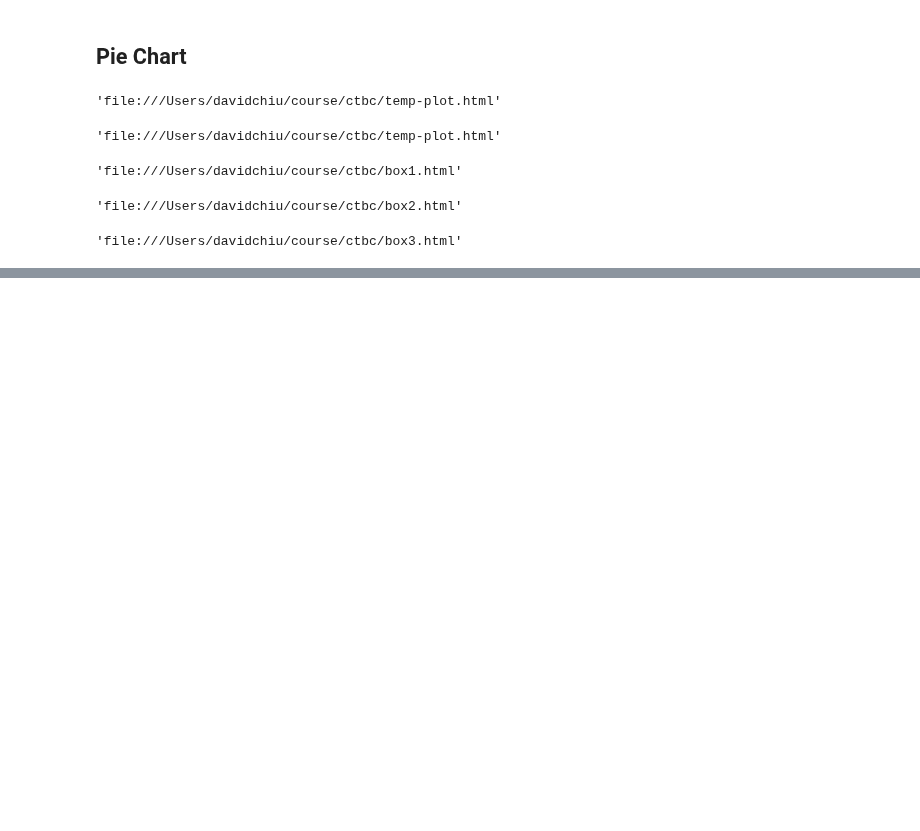
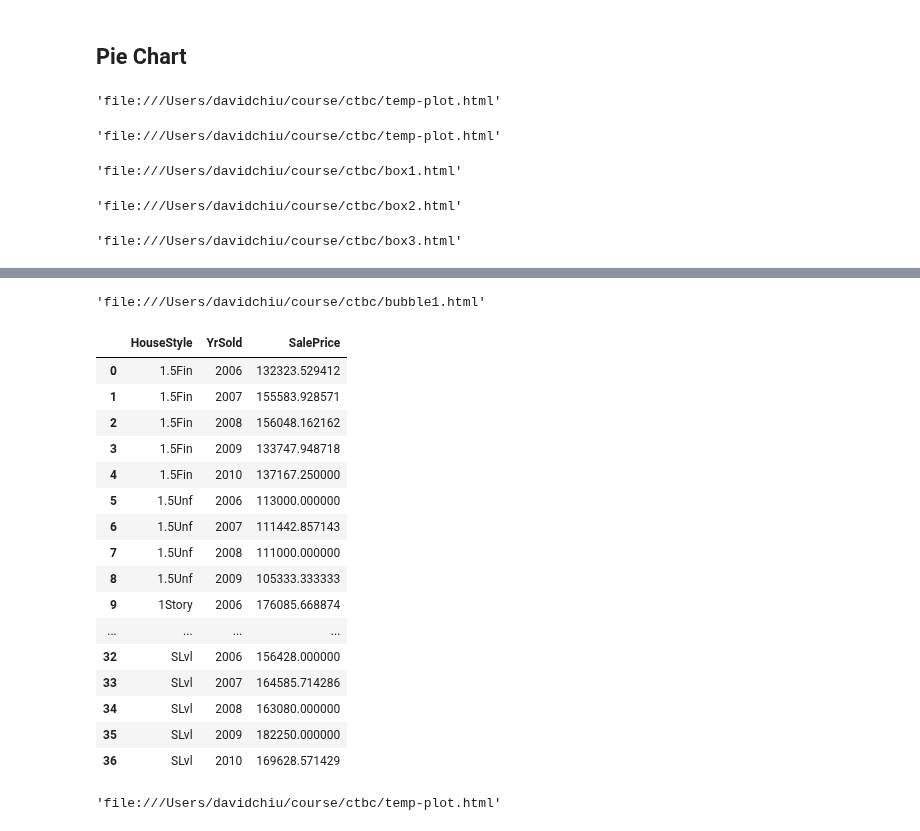
Before and after one commit to ywchiu/ctbc, a Jupyter notebook: Demo20181109.ipynb, the cells around one changed output, grey strips where cells are left out. Drawn from its saved outputs; the diff is of its cells as text; code cells hidden in the pictures; blank space fills up the shorter version.

Commit message:
add data and dash

```diff
--- a/Demo20181109.ipynb
+++ b/Demo20181109.ipynb
@@ -461,0 +469,59 @@ pyo.plot(fig, filename='box3.html')
+# %%
+data = [go.Scatter(
+    x=traindata['GrLivArea'],
+    y=traindata['SalePrice'],
+    text=traindata['Id'],
+    mode='markers',
+    marker=dict(size=1.5*traindata['GrLivArea'] / 100)
+)]
+
+layout = go.Layout(
+    title='Sale Price v.s. Living Area',
+    xaxis = dict(title = 'Living Area'),
+    yaxis = dict(title = 'Sale Price'),
+    hovermode='closest'
+)
+fig = go.Figure(data=data, layout=layout)
+pyo.plot(fig, filename='bubble1.html')
+# %% [output]
+'file:///Users/davidchiu/course/ctbc/bubble1.html'
+# %%
+
+stat = traindata.groupby(['HouseStyle', 'YrSold'])['SalePrice'].mean().to_frame()
+# %%
+stat2 = stat.reset_index()
+# %%
+stat2
+# %% [output]
+|  | HouseStyle | YrSold | SalePrice |
+| 0 | 1.5Fin | 2006 | 132323.529412 |
+| 1 | 1.5Fin | 2007 | 155583.928571 |
+| 2 | 1.5Fin | 2008 | 156048.162162 |
+| 3 | 1.5Fin | 2009 | 133747.948718 |
+| 4 | 1.5Fin | 2010 | 137167.250000 |
+| 5 | 1.5Unf | 2006 | 113000.000000 |
+| 6 | 1.5Unf | 2007 | 111442.857143 |
+| 7 | 1.5Unf | 2008 | 111000.000000 |
+| 8 | 1.5Unf | 2009 | 105333.333333 |
+| 9 | 1Story | 2006 | 176085.668874 |
+| ... | ... | ... | ... |
+| 32 | SLvl | 2006 | 156428.000000 |
+| 33 | SLvl | 2007 | 164585.714286 |
+| 34 | SLvl | 2008 | 163080.000000 |
+| 35 | SLvl | 2009 | 182250.000000 |
+| 36 | SLvl | 2010 | 169628.571429 |
+# %%
+data = [go.Heatmap(
+    x=stat2['HouseStyle'],
+    y=stat2['YrSold'],
+    z=stat2['SalePrice'],
+    colorscale='Jet'
+)]
+
+layout = go.Layout(
+    title='House Price By Year and Type'
+)
+fig = go.Figure(data=data, layout=layout)
+pyo.plot(fig)
+# %% [output]
+'file:///Users/davidchiu/course/ctbc/temp-plot.html'
```
Also changed, not shown: parts of 16 cells of this notebook, 1 other file.
